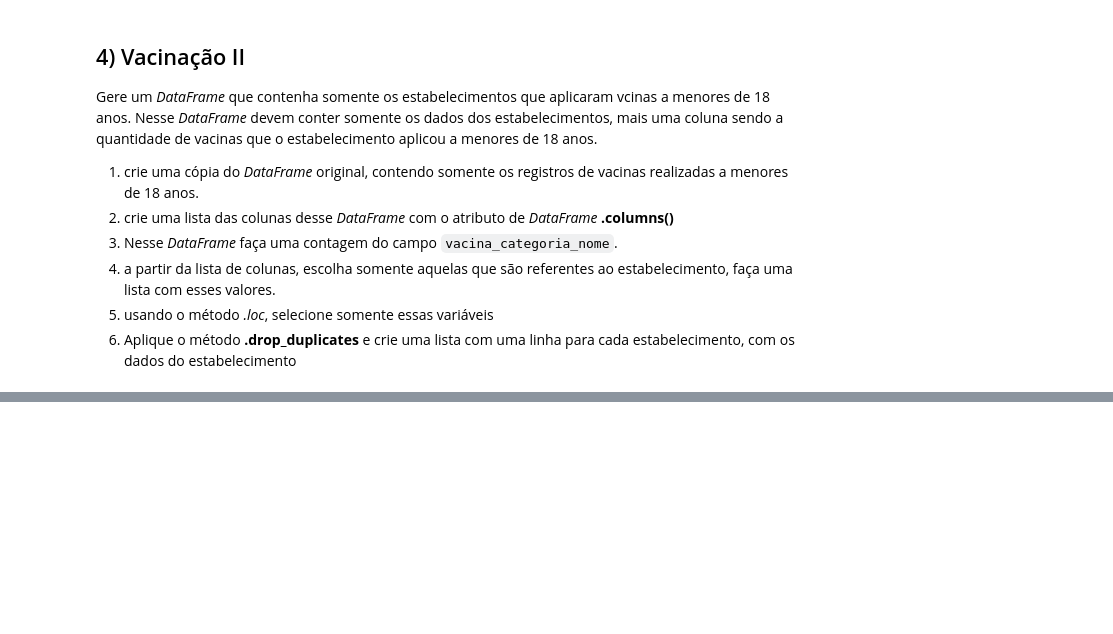
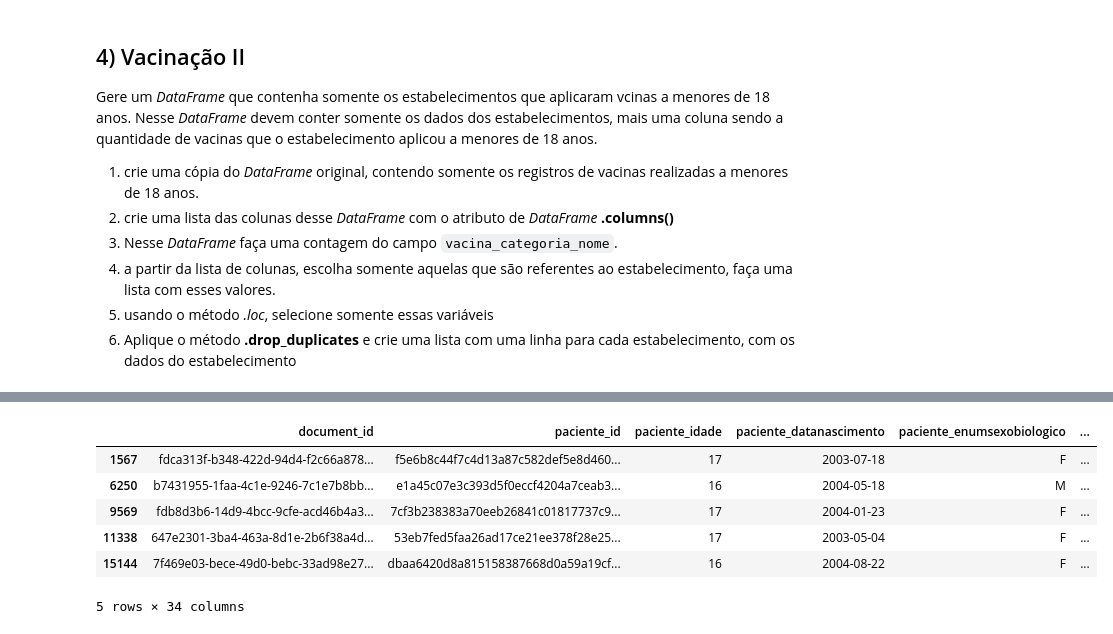
Before and after one commit to 0ace-jk/atividades_ebac, a Jupyter notebook: Mod04_Tarefa_aula_03_a_05_(base)_(1).ipynb, the cells around one changed output, grey strips where cells are left out. Saved outputs shown, nothing was run; the diff lists cells and outputs as text; code cells hidden in the pictures; blank space fills up the shorter version.

```diff
--- a/Mod04_Tarefa_aula_03_a_05_(base)_(1).ipynb
+++ b/Mod04_Tarefa_aula_03_a_05_(base)_(1).ipynb
@@ -241,2 +340,15 @@ Gere um *DataFrame* que contenha somente os estabelecimentos que aplicaram vcina
+# %%
+# 1)
+
+df_menor = df[df['paciente_idade'] < 18]
+df_menor.head(5)
+# %% [output]
+|  | document_id | paciente_id | paciente_idade | paciente_datanascimento | paciente_enumsexobiologico | ... |
+| 1567 | fdca313f-b348-422d-94d4-f2c66a878... | f5e6b8c44f7c4d13a87c582def5e8d460... | 17 | 2003-07-18 | F | ... |
+| 6250 | b7431955-1faa-4c1e-9246-7c1e7b8bb... | e1a45c07e3c393d5f0eccf4204a7ceab3... | 16 | 2004-05-18 | M | ... |
+| 9569 | fdb8d3b6-14d9-4bcc-9cfe-acd46b4a3... | 7cf3b238383a70eeb26841c01817737c9... | 17 | 2004-01-23 | F | ... |
+| 11338 | 647e2301-3ba4-463a-8d1e-2b6f38a4d... | 53eb7fed5faa26ad17ce21ee378f28e25... | 17 | 2003-05-04 | F | ... |
+| 15144 | 7f469e03-bece-49d0-bebc-33ad98e27... | dbaa6420d8a815158387668d0a59a19cf... | 16 | 2004-08-22 | F | ... |
+5 rows × 34 columns
 # %%
 # 2)
```
Also changed, not shown: parts of 26 cells of this notebook.
